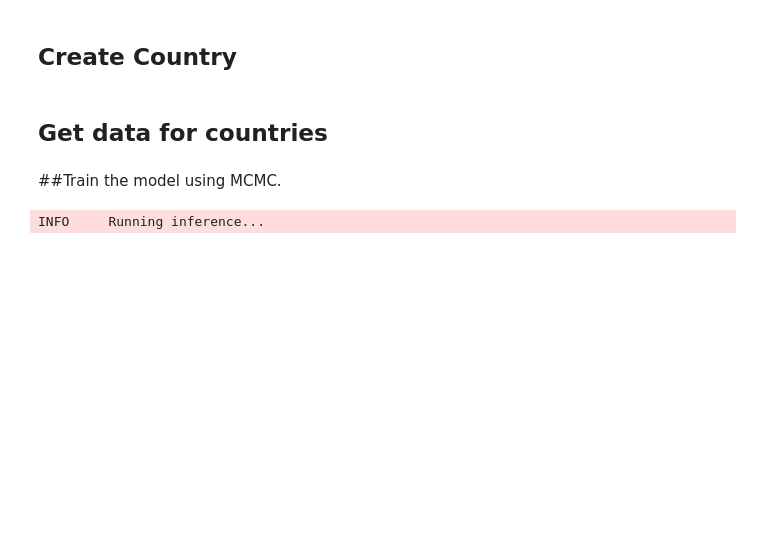
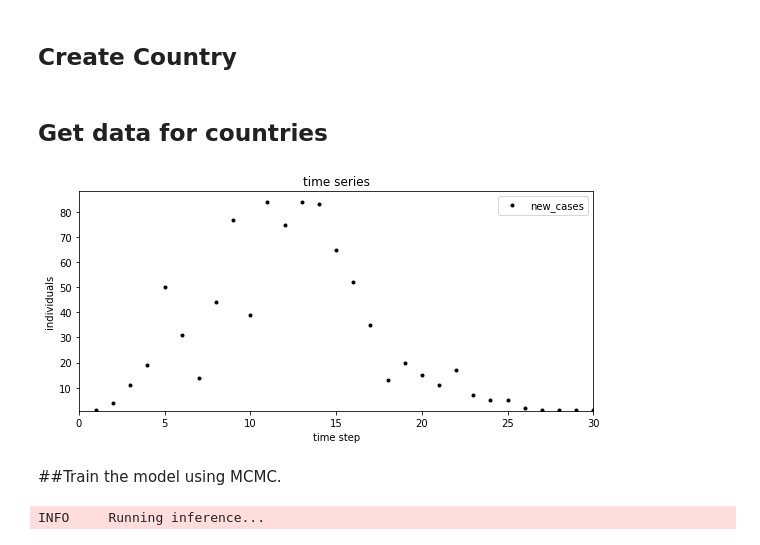
Before and after one commit to xiao-nx/COVID-19_Hebei, a Jupyter notebook: SEIR_model.ipynb, the cells around one changed output. Drawn from its saved outputs; the diff is of its cells as text; code cells hidden in the pictures; blank space fills up the shorter version.

```diff
--- a/SEIR_model.ipynb
+++ b/SEIR_model.ipynb
@@ -145,3 +143,18 @@ Shijiazhuang = generate_data(start_date = "2021-01-01", end_date = "2021-01-31")
+# %%
+Shijiazhuang = generate_data(start_date = "2021-01-01", end_date = "2021-01-31")
+
+plt.figure(figsize=(8,4))
+new_cases = Shijiazhuang["new_cases"]
+plt.plot(new_cases,"k.", label="new_cases")
+plt.xlim(0, len(new_cases) - 1)
+plt.ylim(0.8, None)
+plt.xlabel("time step")
+plt.ylabel("individuals")
+plt.legend(loc="best")
+plt.title("time series")
+plt.tight_layout()
+# %% [output]
+[figure, added]
 # %% [markdown]
 ##Train the model using MCMC.
 # %%
```
Also changed, not shown: parts of 8 cells of this notebook.
